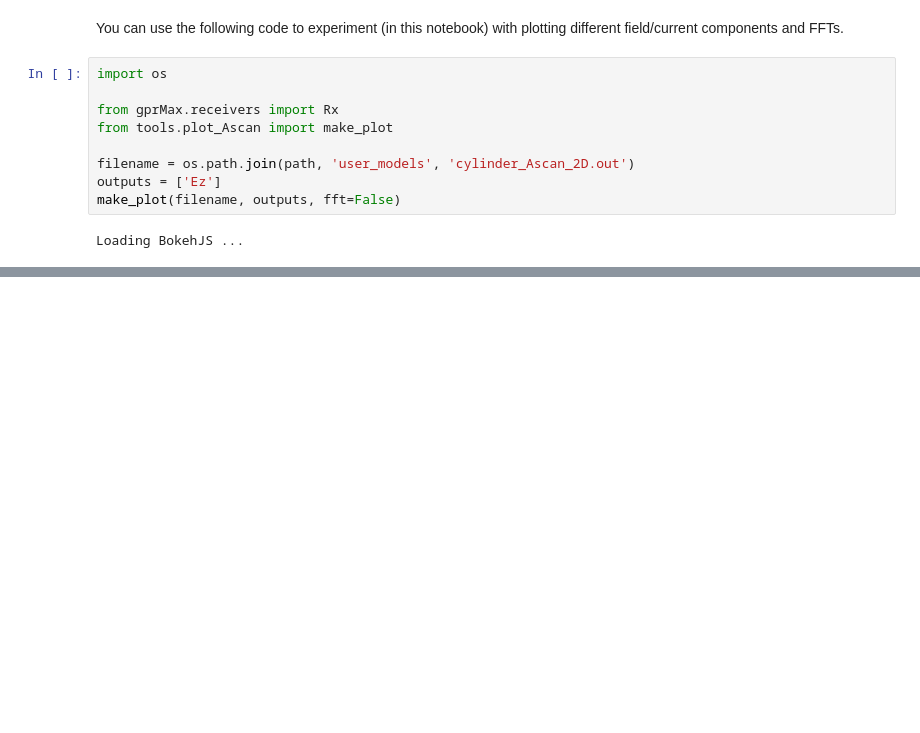
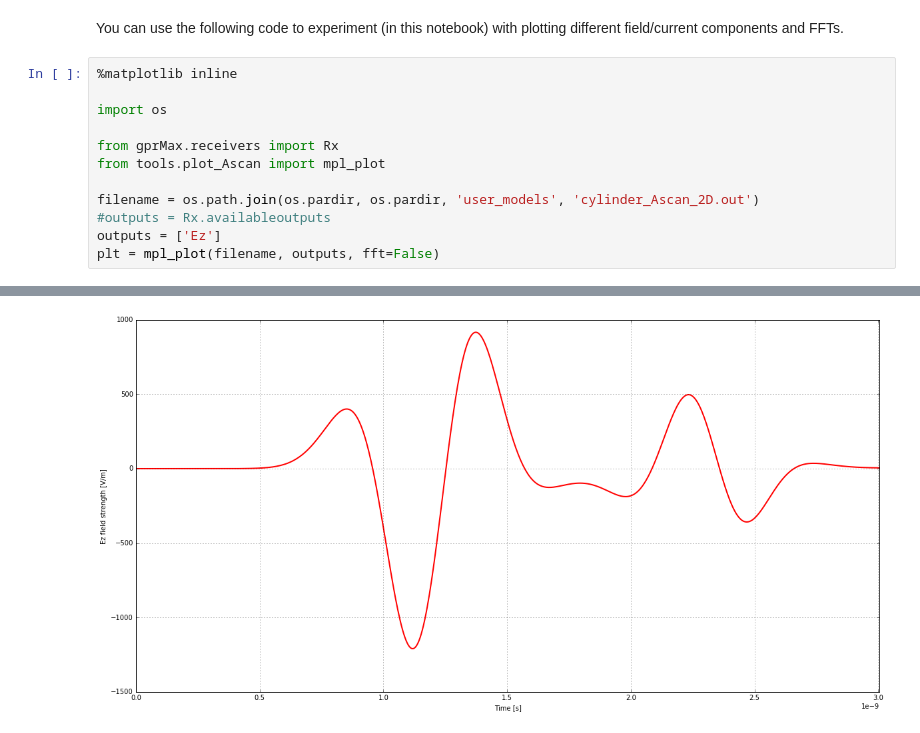
Before and after one commit to gprMax/gprMax, a Jupyter notebook: tools/Jupyter notebooks/plot_Ascan.ipynb, the cells around one changed output, grey strips where cells are left out. Drawn from its saved outputs; the diff is of its cells as text; blank space fills up the shorter version.

```diff
--- a/tools/Jupyter notebooks/plot_Ascan.ipynb
+++ b/tools/Jupyter notebooks/plot_Ascan.ipynb
@@ -21,13 +14,15 @@ For example (to use the module outside this notebook) to plot the ``Ez`` compone
 # %% [markdown]
 You can use the following code to experiment (in this notebook) with plotting different field/current components and FFTs.
 # %%
+%matplotlib inline
+
 import os
 
 from gprMax.receivers import Rx
-from tools.plot_Ascan import make_plot
+from tools.plot_Ascan import mpl_plot
 
-filename = os.path.join(path, 'user_models', 'cylinder_Ascan_2D.out')
+filename = os.path.join(os.pardir, os.pardir, 'user_models', 'cylinder_Ascan_2D.out')
+#outputs = Rx.availableoutputs
 outputs = ['Ez']
-make_plot(filename, outputs, fft=False)
+plt = mpl_plot(filename, outputs, fft=False)
 # %% [output]
-Loading BokehJS ...
@@ -34,0 +29 @@ Loading BokehJS ...
+[figure, added]
```
Also changed, not shown: parts of 2 cells of this notebook, 2 other files.
